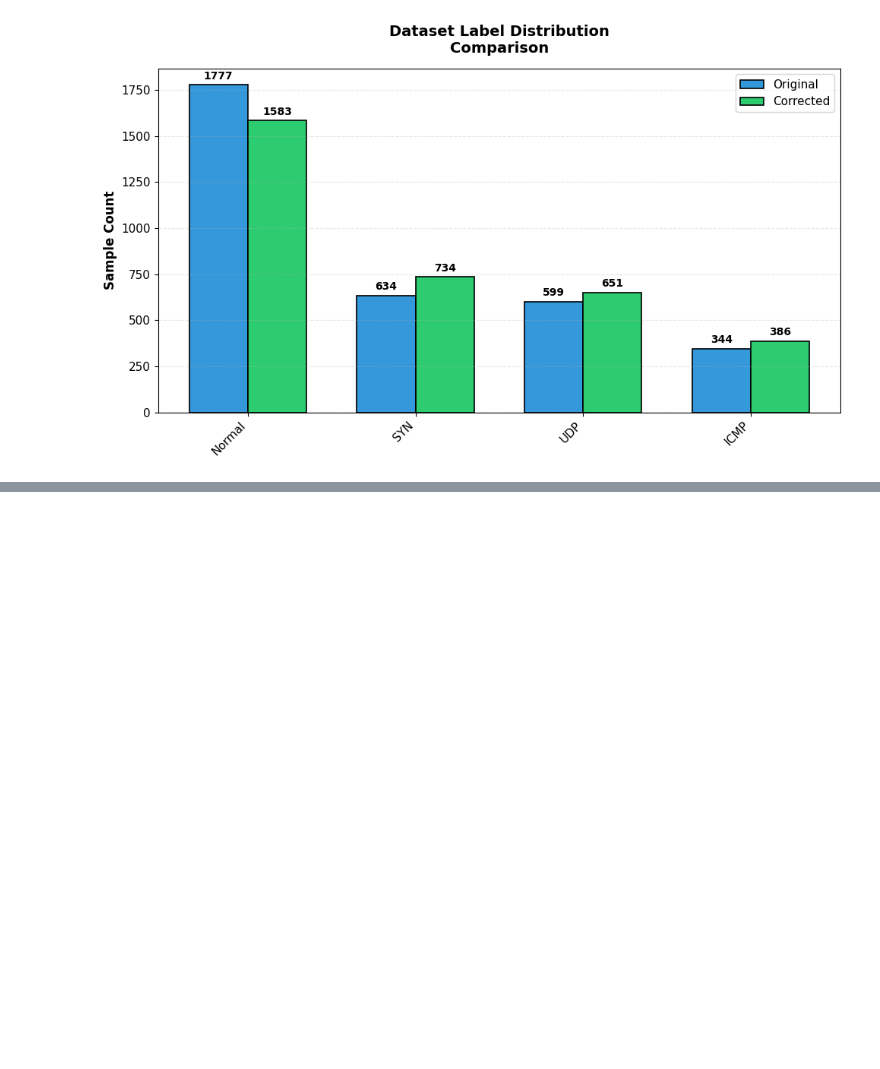
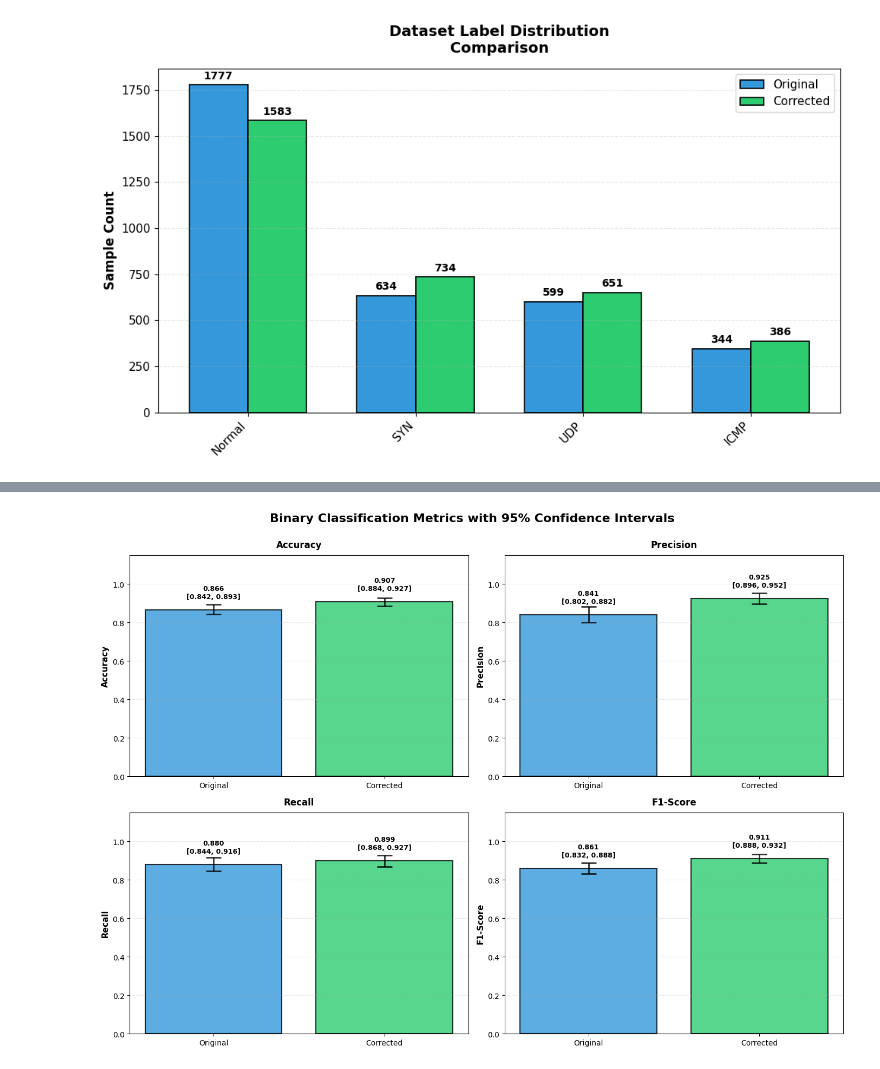
Before and after one commit to AntoniLenart/Engineering-Thesis, a Jupyter notebook: ml/logistic_regression_multiple_attacks.ipynb, the cells around one changed output, grey strips where cells are left out. Cells and saved outputs as stored; diff of their text form; code cells hidden in the pictures; blank space fills up the shorter version.

Commit message:
aded 95 CI results for logistic regression

```diff
--- a/ml/logistic_regression_multiple_attacks.ipynb
+++ b/ml/logistic_regression_multiple_attacks.ipynb
@@ -782,0 +1106,51 @@ results_corr_bin['feature_importance'].to_csv('logistic_regression_results/featu
+# %%
+# Visualization:
+fig, axes = plt.subplots(2, 2, figsize=(14, 10))
+fig.suptitle('Binary Classification Metrics with 95% Confidence Intervals',
+             fontsize=16, fontweight='bold', y=1.00)
+
+metrics_list = ['Accuracy', 'Precision', 'Recall', 'F1-Score']
+
+for idx, (ax, metric_name) in enumerate(zip(axes.flat, metrics_list)):
+    orig_mean, orig_lower, orig_upper = metrics_with_ci_orig[metric_name]
+    corr_mean, corr_lower, corr_upper = metrics_with_ci_corr[metric_name]
+
+    datasets = ['Original', 'Corrected']
+    means = [orig_mean, corr_mean]
+    lowers = [orig_lower, corr_lower]
+    uppers = [orig_upper, corr_upper]
+
+    # Calculate error bars
+    yerr_lower = [means[i] - lowers[i] for i in range(2)]
+    yerr_upper = [uppers[i] - means[i] for i in range(2)]
+
+    x_pos = np.arange(len(datasets))
+    bars = ax.bar(x_pos, means,
+                  color=[color_original, color_corrected],
+                  edgecolor='black', linewidth=1.5, alpha=0.8)
+
+    # Add error bars
+    ax.errorbar(x_pos, means,
+                yerr=[yerr_lower, yerr_upper],
+                fmt='none', ecolor='black', capsize=10,
+                capthick=2, linewidth=2, alpha=0.8)
+
+    # Add value labels
+    for i, (bar, mean, lower, upper) in enumerate(zip(bars, means, lowers, uppers)):
+        ax.text(bar.get_x() + bar.get_width()/2., bar.get_height() + 0.05,
+                f'{mean:.3f}\n[{lower:.3f}, {upper:.3f}]',
+                ha='center', va='bottom', fontsize=9, fontweight='bold')
+
+    ax.set_ylabel(metric_name, fontsize=11, fontweight='bold')
+    ax.set_title(f'{metric_name}', fontsize=12, fontweight='bold', pad=10)
+    ax.set_xticks(x_pos)
+    ax.set_xticklabels(datasets, fontsize=10)
+    ax.set_ylim(0, 1.15)
+    ax.grid(True, alpha=0.3, axis='y', linestyle='--')
+
+plt.tight_layout()
+plt.savefig('logistic_regression_results/binary_metrics_with_95_ci.png',
+            dpi=300, bbox_inches='tight')
+plt.show()
+# %% [output]
+[figure, added]
```
Also changed, not shown: parts of 17 cells of this notebook, 10 other files.
